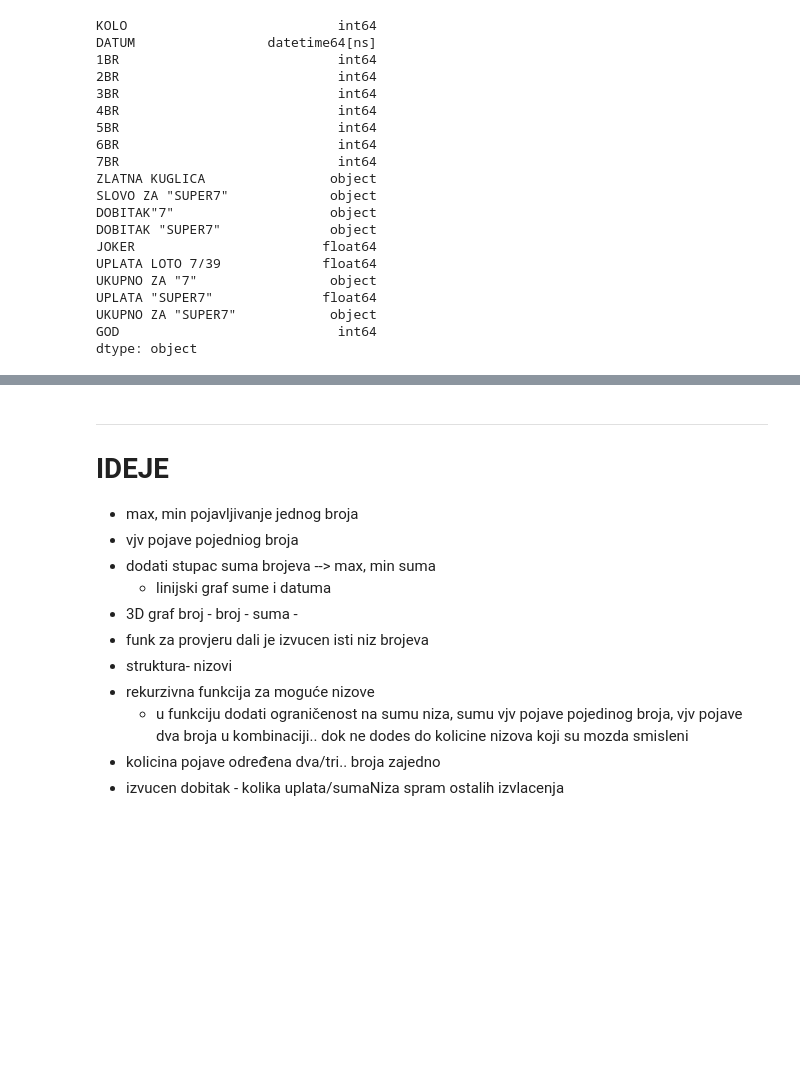
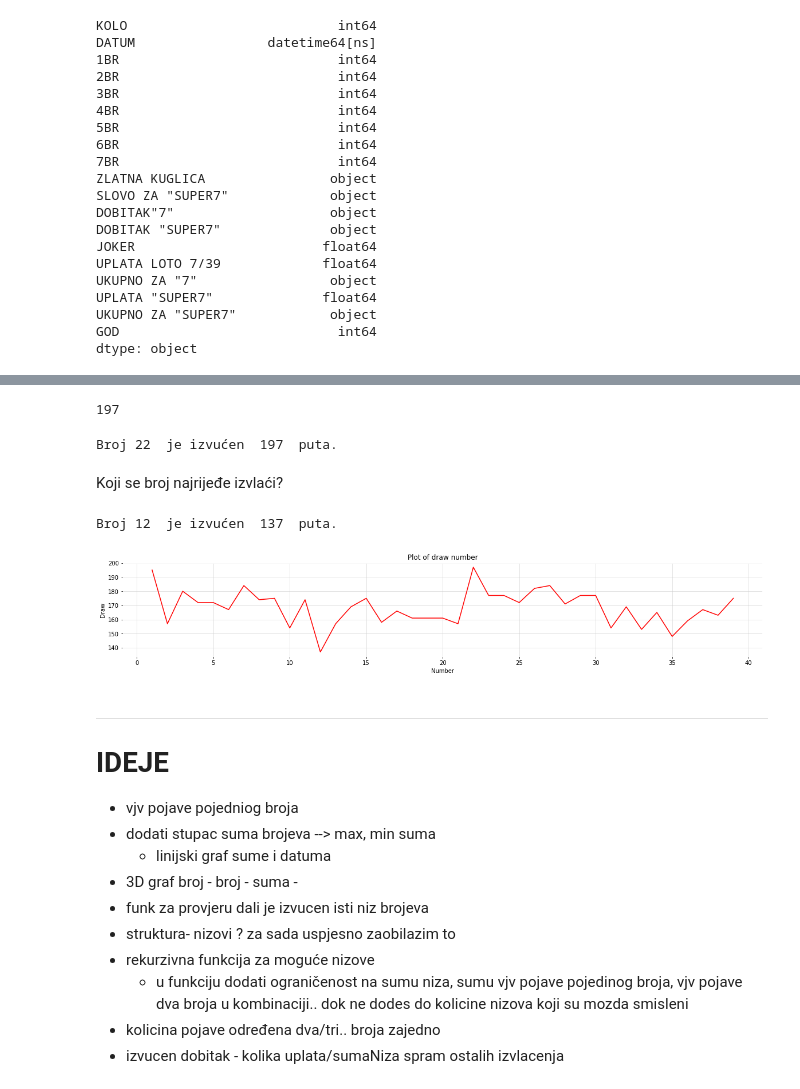
Before and after one commit to RPetra/MS-repozitorij, a Jupyter notebook: Zadaca.ipynb, the cells around one changed output, grey strips where cells are left out. Saved outputs shown, nothing was run; the diff lists cells and outputs as text; code cells hidden in the pictures; blank space fills up the shorter version.

Commit message:
Broj pojavljivanja pojedinih brojeva u nizovima izvučenih brojeva

```diff
--- a/Zadaca.ipynb
+++ b/Zadaca.ipynb
@@ -229,0 +234,7 @@ dtype: object
+# %%
+#draw ili pull?
+draw_number= np.zeros([39, 2], dtype=np.int64)
+#popuni prvi stupac
+for i in range (0, 39):
+    draw_number[i][0]=i+1
+draw_number
@@ -229,0 +303,32 @@ dtype: object
+# %%
+num, draw= draw_number.T
+# %%
+draw.max()
+# %% [output]
+197
+# %%
+for i in range (0, 39):
+    if draw_number[i][1] == draw.max():
+        print ( 'Broj', i + 1, ' je izvućen ', draw.max(), ' puta.')
+        break
+# %% [output]
+Broj 22  je izvućen  197  puta.
+# %% [markdown]
+Koji se broj najrijeđe izvlaći?
+# %%
+for i in range (0, 39):
+    if draw_number[i][1] == draw.min():
+        print ( 'Broj', i + 1, ' je izvućen ', draw.min(), ' puta.')
+        break
+# %% [output]
+Broj 12  je izvućen  137  puta.
+# %%
+from matplotlib import pyplot as plt
+plt.plot(num, draw, color='r')
+plt.xlabel('Number')
+plt.ylabel('Draw')
+plt.title('Plot of draw number')
+plt.rcParams["figure.figsize"] = (20,3)
+plt.grid(True)
+# %% [output]
+[figure, added]
@@ -230,13 +337,12 @@ dtype: object
 # %% [markdown]
 ------------------
 # IDEJE
-- max, min pojavljivanje jednog broja
 - vjv pojave pojedniog broja
 - dodati stupac suma brojeva --> max, min suma
     - linijski graf sume i datuma
 - 3D graf broj - broj - suma -
 - funk za provjeru dali je izvucen isti niz brojeva
-- struktura- nizovi
+- struktura- nizovi ? za sada uspjesno zaobilazim to
 - rekurzivna funkcija za moguće nizove
     - u funkciju dodati ograničenost na sumu niza, sumu vjv pojave pojedinog broja, vjv pojave dva broja u kombinaciji.. dok ne dodes do kolicine nizova koji su mozda smisleni
 - kolicina pojave određena dva/tri.. broja zajedno
```
Also changed, not shown: parts of 9 cells of this notebook.
